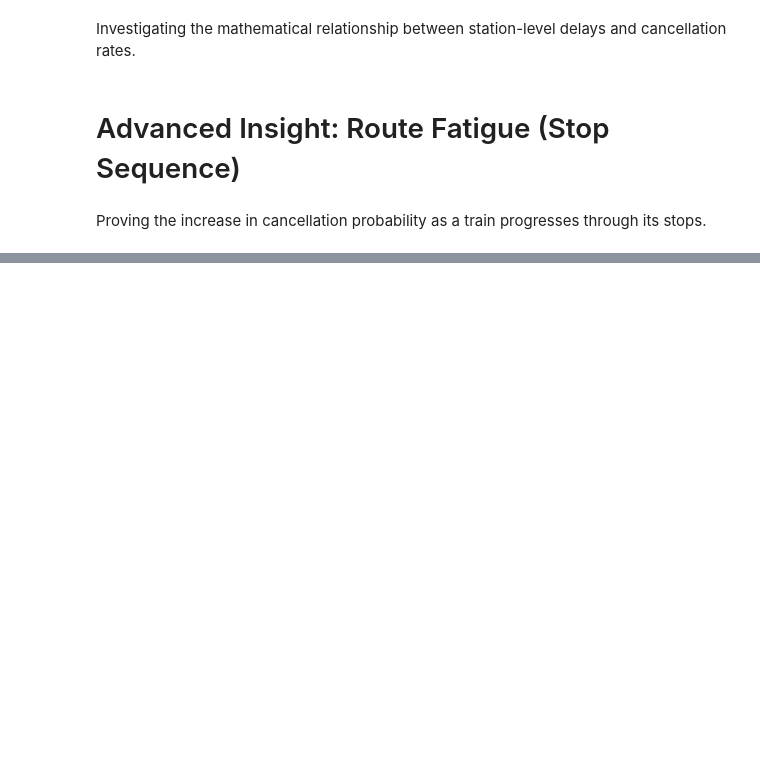
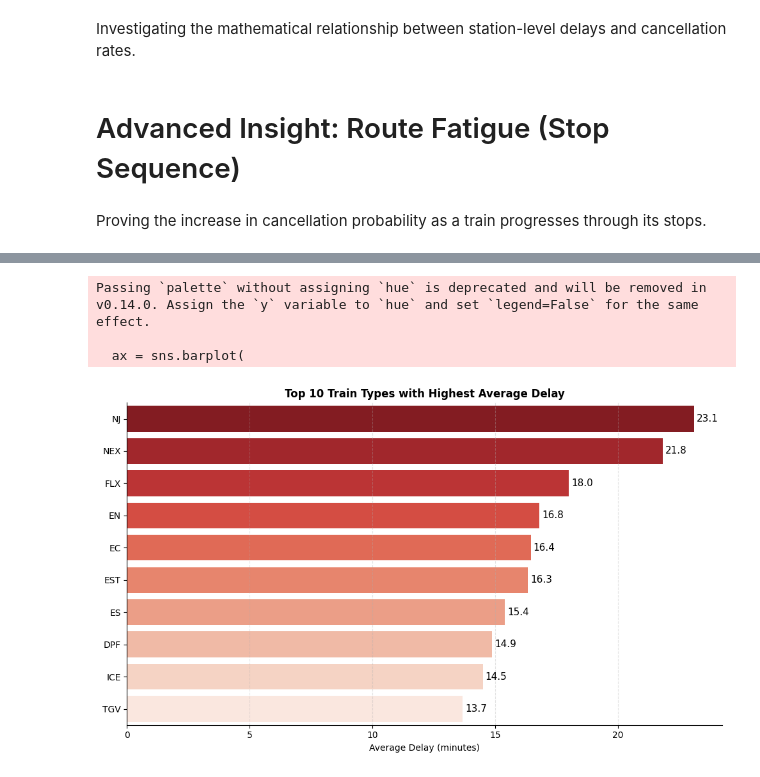
Before and after one commit to kellymegan/ASDA_2025_Group_2_Portfolio_, a Jupyter notebook: notebooks/exam_group2_notebook.ipynb, the cells around one changed output, grey strips where cells are left out. Drawn from its saved outputs; the diff is of its cells as text; code cells hidden in the pictures; blank space fills up the shorter version.

```diff
--- a/notebooks/exam_group2_notebook.ipynb
+++ b/notebooks/exam_group2_notebook.ipynb
@@ -1355,0 +1361,20 @@ print(f"  Result: {'SIGNIFICANT' if p_seq < 0.05 else 'NOT SIGNIFICANT'}")
+# %%
+# Data Cleaning
+
+
+df_clean = df.copy()
+
+# Keep only relevant rows (no missing values in key fields)
+df_clean = df_clean.dropna(subset=["train_type", "delay_in_min", "is_canceled"])
+
+# Fix types
+df_clean["train_type"] = df_clean["train_type"].astype(str).str.strip()
+df_clean["delay_in_min"] = pd.to_numeric(df_clean["delay_in_min"], errors="coerce")
+df_clean["is_canceled"] = df_clean["is_canceled"].astype(bool)
+
+df_clean = df_clean.dropna(subset=["delay_in_min"])
+
+df_clean = df_clean[(df_clean["delay_in_min"] >= -60) & (df_clean["delay_in_min"] <= 300)]
+
+print("After cleaning:", df_clean.shape)
+df_clean.head()
@@ -1355,0 +1420,38 @@ print(f"  Result: {'SIGNIFICANT' if p_seq < 0.05 else 'NOT SIGNIFICANT'}")
+# %%
+# Top 10 Train Types by Average Delay
+
+
+mean_delay = (
+    df_clean.groupby("train_type")["delay_in_min"]
+    .mean()
+    .sort_values(ascending=False)
+    .reset_index()
+)
+
+mean_delay.columns = ["train_type", "avg_delay"]
+top10_delay = mean_delay.head(10)
+
+plt.figure(figsize=(10,6))
+ax = sns.barplot(
+    data=top10_delay,
+    x="avg_delay",
+    y="train_type",
+    palette=sns.color_palette("Reds_r", len(top10_delay))
+)
+
+sns.despine()
+ax.grid(axis="x", linestyle="--", alpha=0.35)
+
+for c in ax.containers:
+    ax.bar_label(c, fmt="%.1f", padding=3, fontsize=11)
+
+plt.title("Top 10 Train Types with Highest Average Delay", weight="bold")
+plt.xlabel("Average Delay (minutes)")
+plt.ylabel("")
+plt.tight_layout()
+plt.show()
+# %% [output]
+Passing `palette` without assigning `hue` is deprecated and will be removed in v0.14.0. Assign the `y` variable to `hue` and set `legend=False` for the same effect.
+
+  ax = sns.barplot(
+[figure, added]
```
Also changed, not shown: parts of 20 cells of this notebook.
